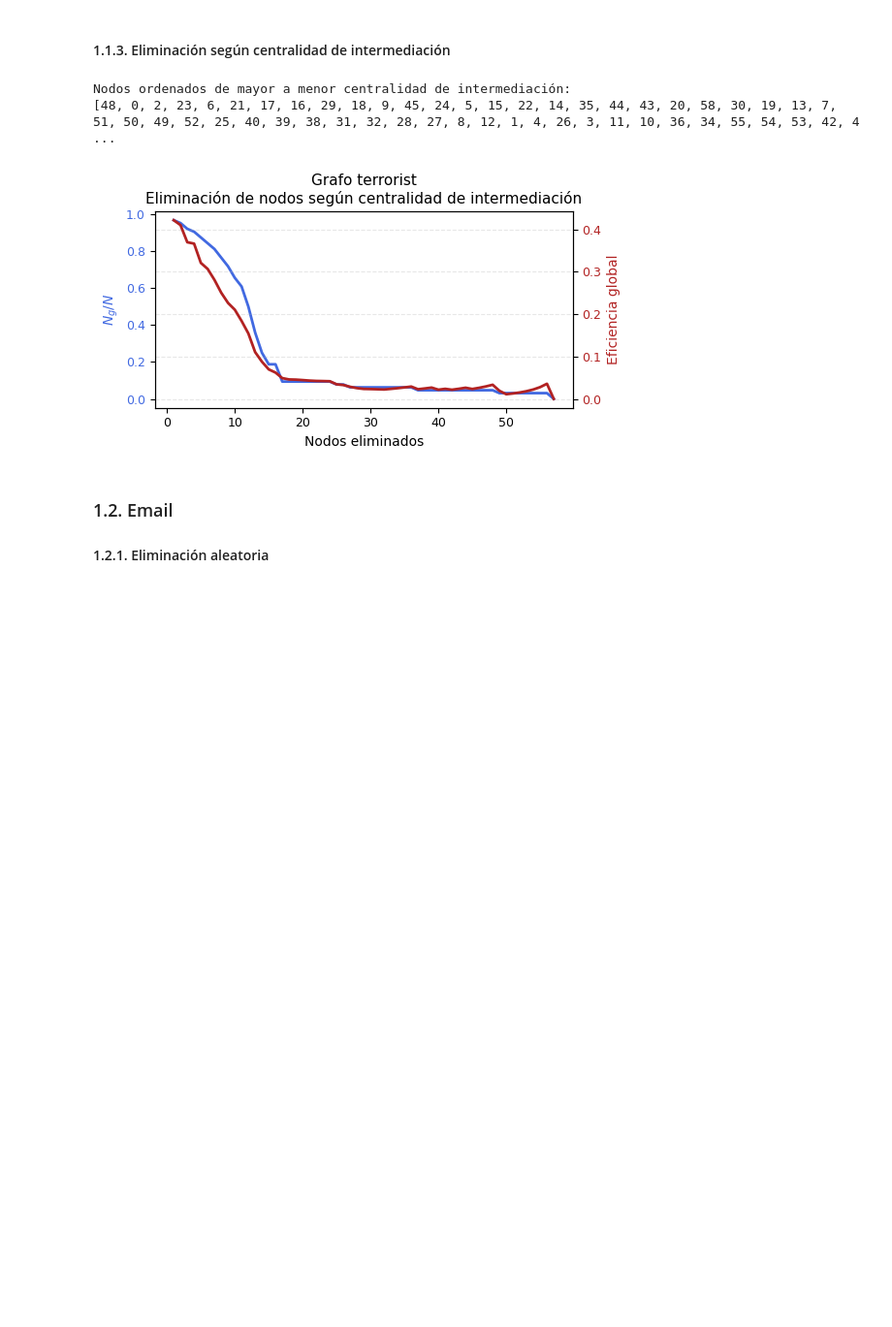
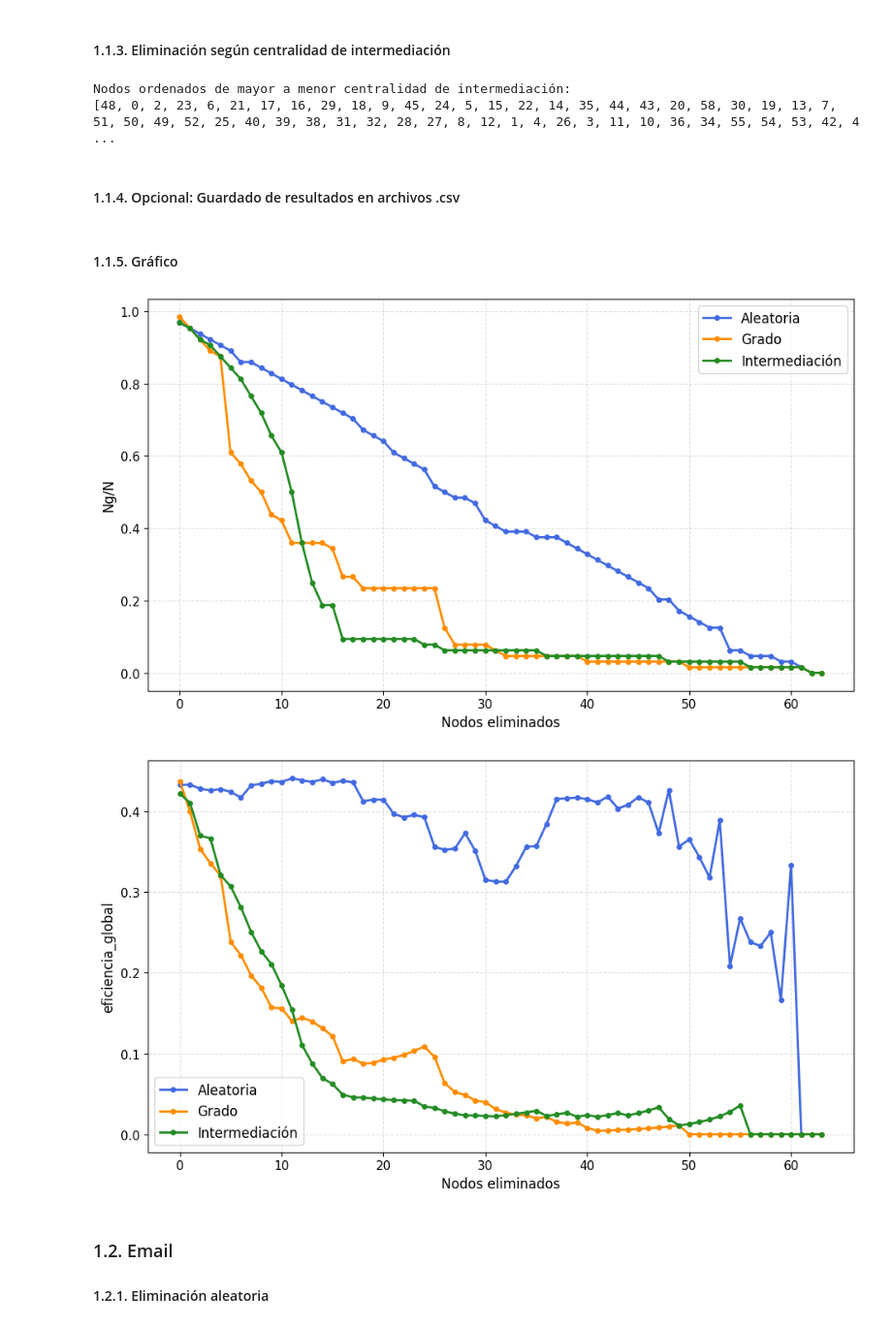
Before and after one commit to Grupo-12-DMCyT/Comparative-Analysis-in-Two-Human-Networks, a Jupyter notebook: d_analisis_robustez.ipynb, the cells around one changed output. Shown at 97% size. Cells and saved outputs as stored; diff of their text form; code cells hidden in the pictures; blank space fills up the shorter version.

Commit message:
d dataset terroristas: Refactor de funciones para graficar y guardado de cálculos de eff y ng/n en .csv

```diff
--- a/d_analisis_robustez.ipynb
+++ b/d_analisis_robustez.ipynb
@@ -228,15 +251,13 @@ Nodos ordenados de mayor a menor centralidad de grado:
 # %% [markdown]
 #### 1.1.3. Eliminación según centralidad de intermediación
 # %%
+# Lista de nodos ordenados de forma descendiente por centralidad de intermediación
 terrorist_intermediacion_nodos = list(terrorist_intermediacion["nodo"])
 print(f"Nodos ordenados de mayor a menor centralidad de intermediación: \n{terrorist_intermediacion_nodos}")
 
-# Luego sí usar en la función:
-terrorist_unweighted_copy = terrorist_unweighted.copy()
-terrorist_ng_list_int, terrorist_eff_list_int = targeted_node_removal_stepwise(
-    terrorist_unweighted_copy, terrorist_intermediacion_nodos, "Grafo terrorist\nEliminación de nodos según centralidad de intermediación"
-)
+terr_betw_deleted_nodes_list, terr_betw_ng_list, terr_betw_eff_list = node_list_delete(terrorist_unweighted, terrorist_intermediacion_nodos)
 # %% [output]
 Nodos ordenados de mayor a menor centralidad de intermediación:
 [48, 0, 2, 23, 6, 21, 17, 16, 29, 18, 9, 45, 24, 5, 15, 22, 14, 35, 44, 43, 20, 58, 30, 19, 13, 7, 51, 50, 49, 52, 25, 40, 39, 38, 31, 32, 28, 27, 8, 12, 1, 4, 26, 3, 11, 10, 36, 34, 55, 54, 53, 42, 4 ...
-[figure, removed]
+# %% [markdown]
+#### 1.1.4. Opcional: Guardado de resultados en archivos .csv
@@ -243,3 +291,18 @@ Nodos ordenados de mayor a menor centralidad de intermediación:
+# %% [markdown]
+#### 1.1.5. Gráfico
+# %%
+csvs = [
+    'datasets/robustez/terrorist_random_node_delete.csv',
+    'datasets/robustez/terrorist_grade_node_delete.csv',
+    'datasets/robustez/terrorist_betweenness_node_delete.csv'
+]
+labels = ['Aleatoria', 'Grado', 'Intermediación']
+
+plot_robustness_comparison(csvs, labels, 'Ng/N')
+plot_robustness_comparison(csvs, labels, 'eficiencia_global')
+# %% [output]
+[figure, added]
+[figure, added]
 # %% [markdown]
 ### 1.2. Email
 #### 1.2.1. Eliminación aleatoria
```
Also changed, not shown: parts of 13 cells of this notebook, 3 other files.
